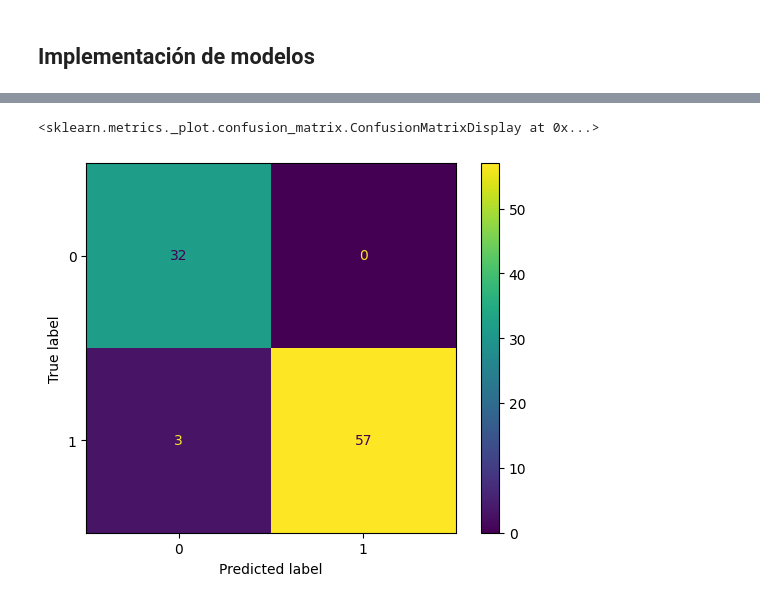
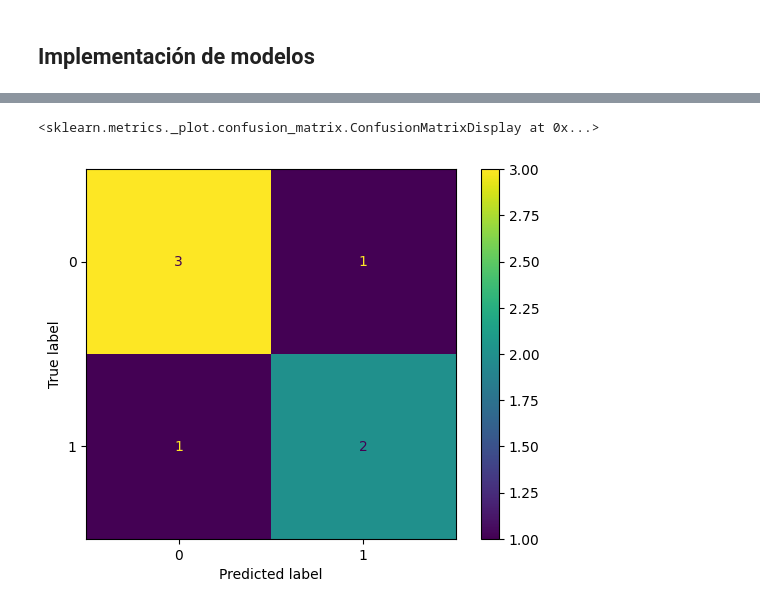
Before and after one commit to alu0101351773/TFM, a Jupyter notebook: src/project/main.ipynb, the cells around one changed output, grey strips where cells are left out. Drawn from its saved outputs; the diff is of its cells as text; code cells hidden in the pictures.

```diff
--- a/src/project/main.ipynb
+++ b/src/project/main.ipynb
@@ -13,7 +13,7 @@ NOT_DATA = '../simulator/inventario-1anio.csv'
 
 DATA = '../../data/datos_simulacion.csv'
 
-df = pd.read_csv(NOT_DATA).drop(columns=[
+df = pd.read_csv(DATA).drop(columns=[
     'Unnamed: 0',
     'Tiempo (dia)'
 ])
@@ -238,7 +246,6 @@ import tensorflow as tf
 from sklearn.model_selection import train_test_split
 from sklearn.metrics import accuracy_score
 from sklearn.metrics import confusion_matrix
-from keras.callbacks import EarlyStopping
 
 OBJECTIVE_VARIABLE = 'Fugando combustible'
 
@@ -246,7 +253,7 @@ conf_matrix_list = []
 
 model_history = None
 
-for i, dataset in enumerate(project_datasets[:1]):
+for i, dataset in enumerate(project_datasets):
 
     X_train, X_test, y_train, y_test = train_test_split(
         dataset.drop(columns=OBJECTIVE_VARIABLE),
@@ -256,7 +263,7 @@ for i, dataset in enumerate(project_datasets[:1]):
 
     model = tf.keras.Sequential([
         tf.keras.layers.Input(shape=(X_train.shape[1], 1)),
-        tf.keras.layers.LSTM(15),
+        tf.keras.layers.LSTM(15, dropout=0.2),
         tf.keras.layers.Dense(1, activation='sigmoid')
     ])
 
@@ -272,8 +279,7 @@ for i, dataset in enumerate(project_datasets[:1]):
         epochs = 50,
         batch_size = 4,
         validation_data = (X_test, y_test),
-        callbacks=[EarlyStopping(monitor='val_loss', patience=5, verbose=1)],
-        verbose = 1
+        verbose = 0
     )
 
     y_pred = (model.predict(X_test, verbose=0) > 0.5).astype(int)
@@ -310,7 +300,7 @@ plt.legend()
 # %%
 from sklearn.metrics import ConfusionMatrixDisplay
 
-ConfusionMatrixDisplay(conf_matrix_list[2]).plot()
+ConfusionMatrixDisplay(conf_matrix_list[1]).plot()
 # %% [output]
 <sklearn.metrics._plot.confusion_matrix.ConfusionMatrixDisplay at 0x...>
-[figure, old version]
+[figure, new version]
```
Also changed, not shown: parts of 13 cells of this notebook, 1 other file.
